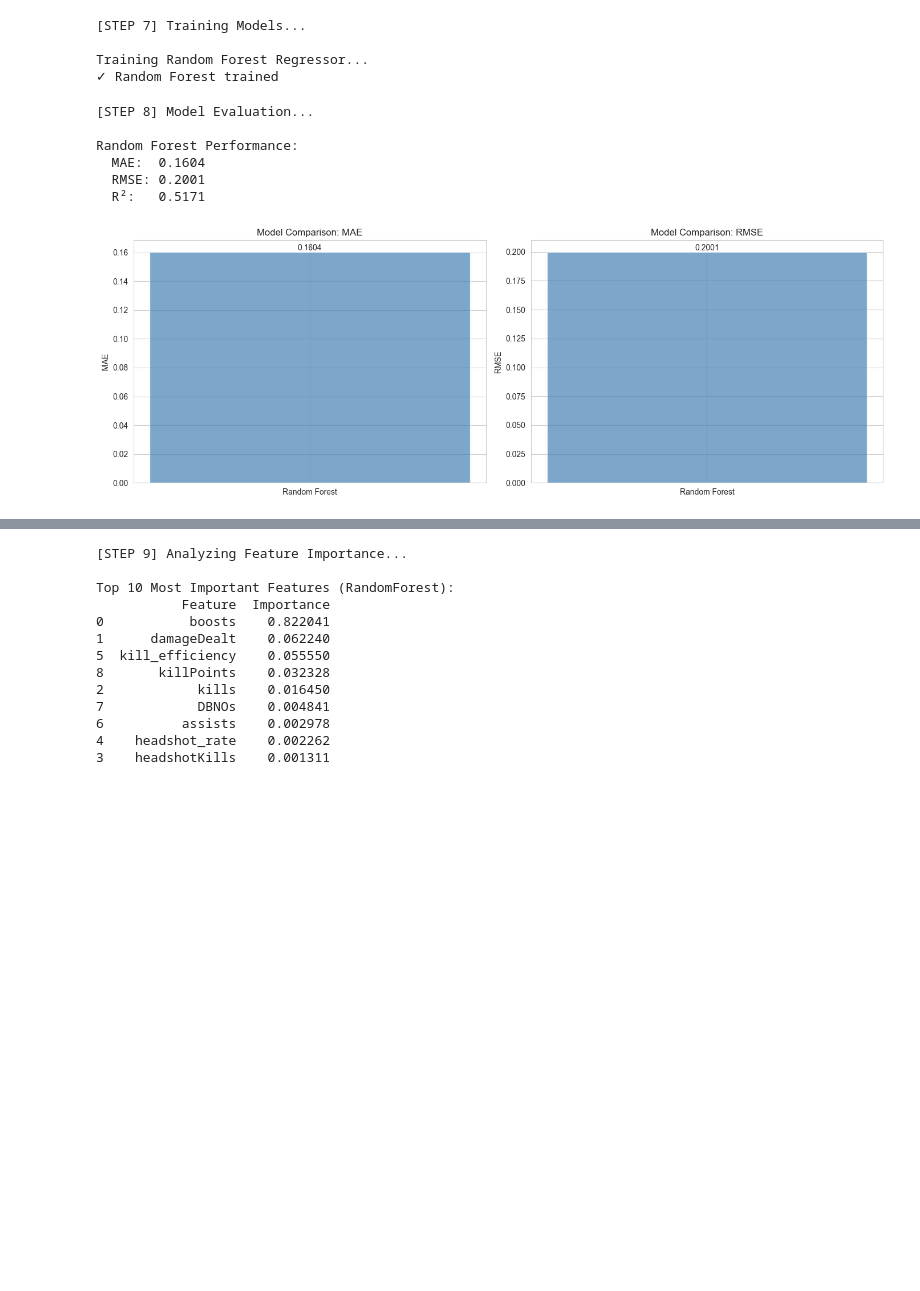
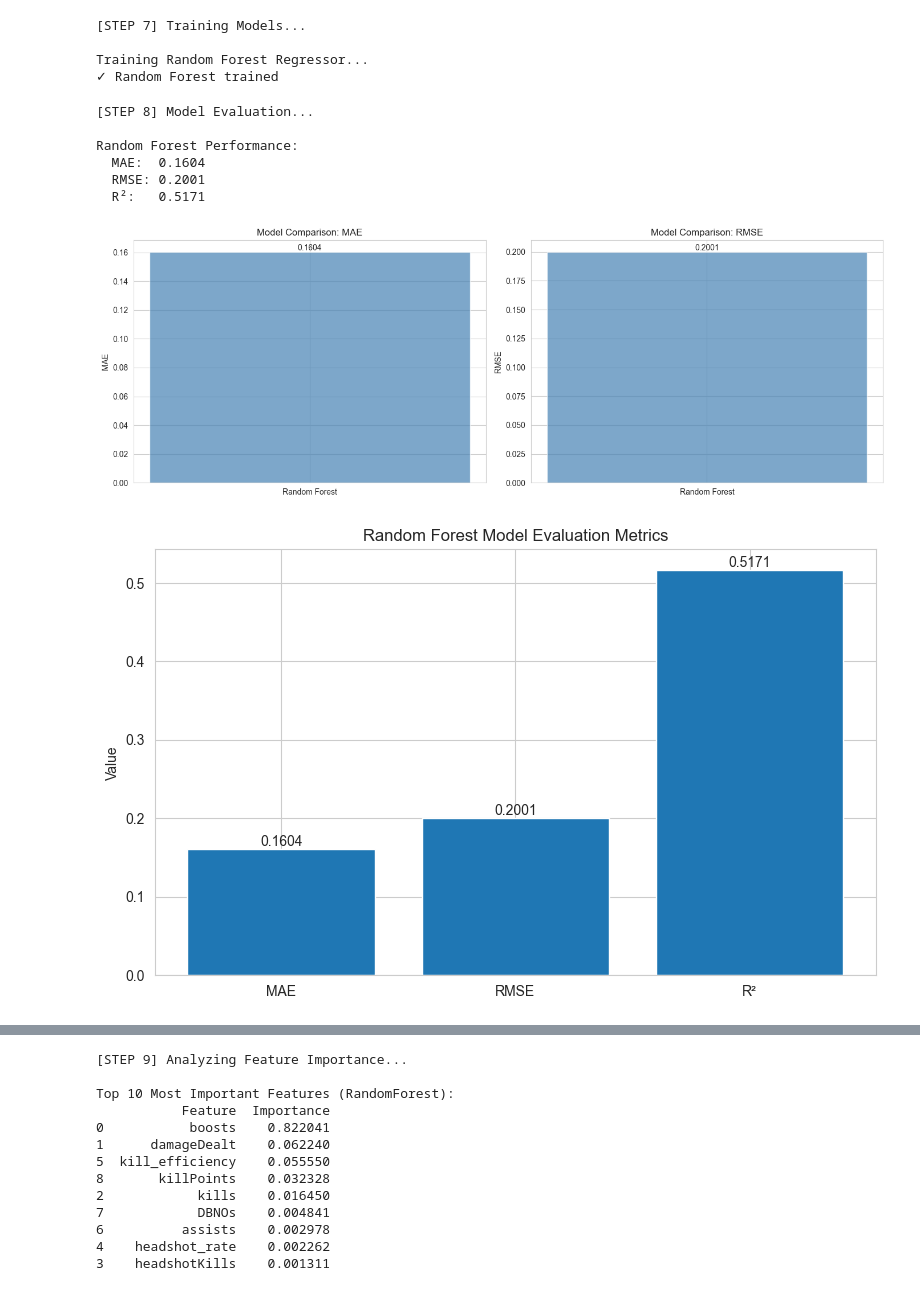
Before and after one commit to preetstudent4/ai-dda-br, a Jupyter notebook: dda_ai_pubg.ipynb, the cells around one changed output, grey strips where cells are left out. Drawn from its saved outputs; the diff is of its cells as text; code cells hidden in the pictures; blank space fills up the shorter version.

```diff
--- a/dda_ai_pubg.ipynb
+++ b/dda_ai_pubg.ipynb
@@ -405,30 +405,54 @@ fig, axes = plt.subplots(1, 2, figsize=(14, 5))
 
 models = ['Random Forest']
 metrics_data = [rf_metrics]
 
 for idx, metric_name in enumerate(['MAE', 'RMSE']):
     ax = axes[idx]
     values = [m[idx] for m in metrics_data]
     bars = ax.bar(models, values, color=['steelblue', 'orange'], alpha=0.7)
     ax.set_ylabel(metric_name)
     ax.set_title(f'Model Comparison: {metric_name}')
 
     # Add value labels on bars
     for bar in bars:
         height = bar.get_height()
         ax.text(bar.get_x() + bar.get_width()/2., height,
                 f'{height:.4f}', ha='center', va='bottom')
 
 plt.tight_layout()
 plt.show()
 # plt.savefig('6_model_comparison.png', dpi=300, bbox_inches='tight')
 # print("\n✓ Saved: 6_model_comparison.png")
 # plt.close()
+
+metric_names = ["MAE", "RMSE", "R²"]
+metric_values = [rf_metrics[0], rf_metrics[1], rf_metrics[2]]
+
+plt.figure(figsize=(8, 5))
+bars = plt.bar(metric_names, metric_values)
+
+plt.ylabel("Value")
+plt.title("Random Forest Model Evaluation Metrics")
+
+for bar in bars:
+    height = bar.get_height()
+    plt.text(
+        bar.get_x() + bar.get_width() / 2,
+        height,
+        f"{height:.4f}",
+        ha="center",
+        va="bottom"
+    )
+
+plt.tight_layout()
+plt.savefig("graph1_model_metrics.png", dpi=300, bbox_inches="tight")
+plt.show()
 # %% [output]
 [STEP 8] Model Evaluation...
 
 Random Forest Performance:
   MAE:  0.1604
   RMSE: 0.2001
   R²:   0.5171
 [figure]
+[figure, added]
```
Also changed, not shown: parts of 2 cells of this notebook.
